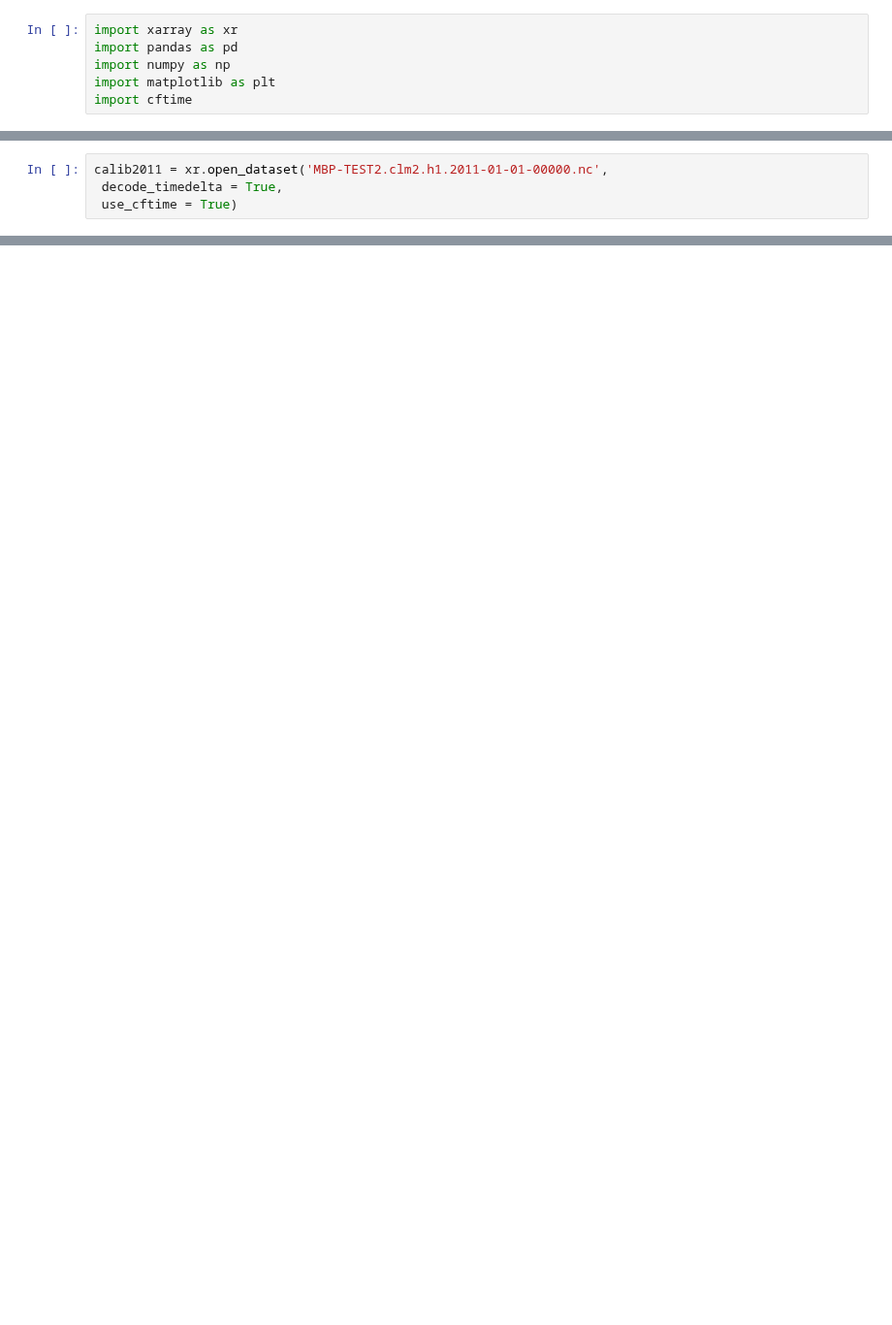
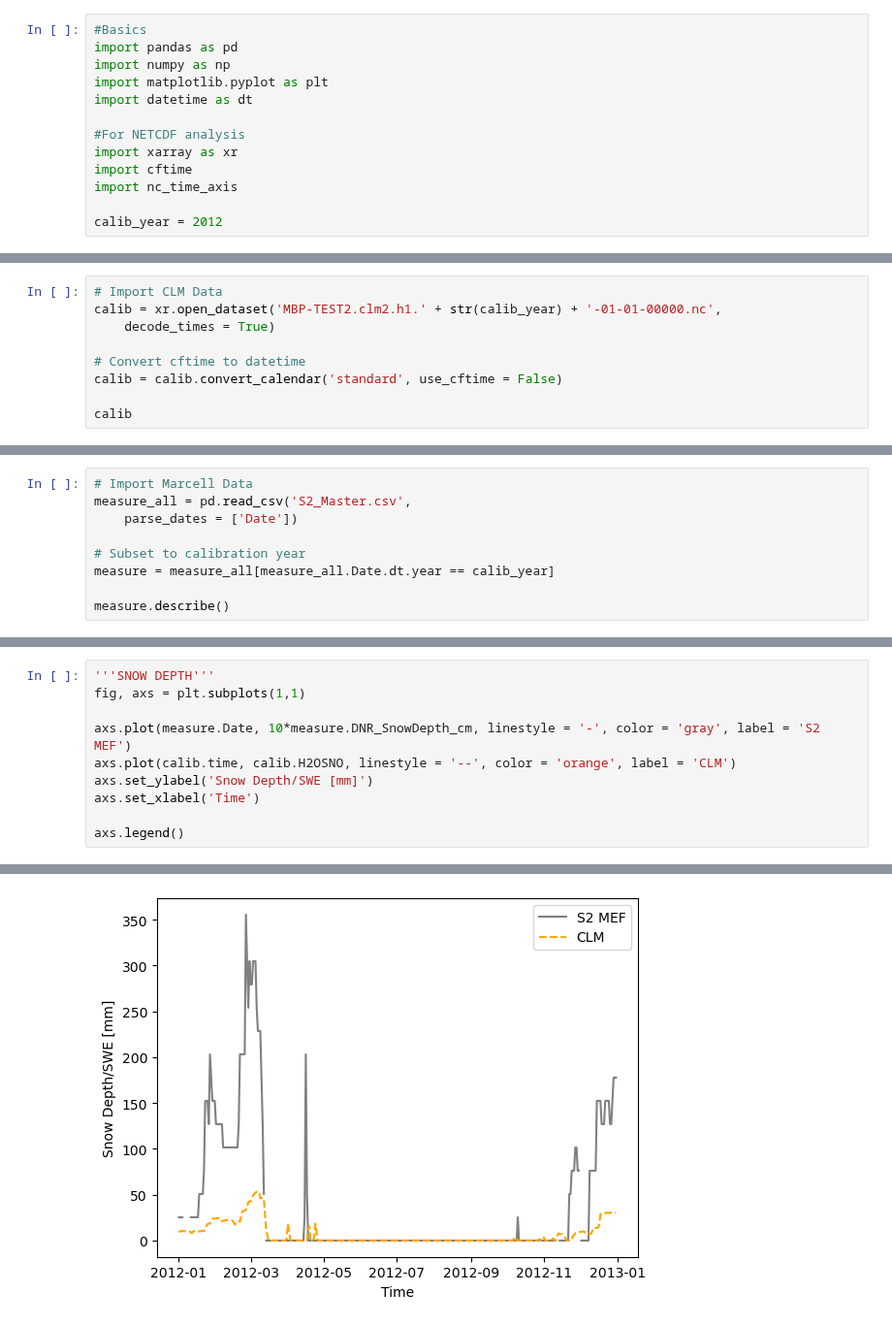
Before and after one commit to mwdjones/clm_frost, a Jupyter notebook: test-output/calibration/processing-calib-data.ipynb, the cells around one changed output, grey strips where cells are left out. Shown at 97% size. Drawn from its saved outputs; the diff is of its cells as text; blank space fills up the shorter version.

Commit message:
initial plotting

```diff
--- a/test-output/calibration/processing-calib-data.ipynb
+++ b/test-output/calibration/processing-calib-data.ipynb
@@ -1,6 +1,13 @@
 # %%
-import xarray as xr
+#Basics
 import pandas as pd
 import numpy as np
-import matplotlib as plt
+import matplotlib.pyplot as plt
+import datetime as dt
+
+#For NETCDF analysis
+import xarray as xr
 import cftime
+import nc_time_axis
+
+calib_year = 2012
@@ -9,5 +14,10 @@ ModuleNotFoundError: No module named 'cftime'
 # %%
-calib2011 = xr.open_dataset('MBP-TEST2.clm2.h1.2011-01-01-00000.nc',
- decode_timedelta = True,
- use_cftime = True)
+# Import CLM Data
+calib = xr.open_dataset('MBP-TEST2.clm2.h1.' + str(calib_year) + '-01-01-00000.nc',
+    decode_times = True)
+
+# Convert cftime to datetime
+calib = calib.convert_calendar('standard', use_cftime = False)
+
+calib
 # %% [output]
@@ -14,0 +41,9 @@ ValueError: Failed to decode variable 'time': unable to decode time units 'days
+# %%
+# Import Marcell Data
+measure_all = pd.read_csv('S2_Master.csv',
+    parse_dates = ['Date'])
+
+# Subset to calibration year
+measure = measure_all[measure_all.Date.dt.year == calib_year]
+
+measure.describe()
@@ -14,0 +99,11 @@ ValueError: Failed to decode variable 'time': unable to decode time units 'days
+# %%
+'''SNOW DEPTH'''
+fig, axs = plt.subplots(1,1)
+
+axs.plot(measure.Date, 10*measure.DNR_SnowDepth_cm, linestyle = '-', color = 'gray', label = 'S2 MEF')
+axs.plot(calib.time, calib.H2OSNO, linestyle = '--', color = 'orange', label = 'CLM')
+axs.set_ylabel('Snow Depth/SWE [mm]')
+axs.set_xlabel('Time')
+
+axs.legend()
+# %% [output]
@@ -14,0 +111 @@ ValueError: Failed to decode variable 'time': unable to decode time units 'days
+[figure, added]
```
Also changed, not shown: parts of 7 cells of this notebook, 1 other file.
